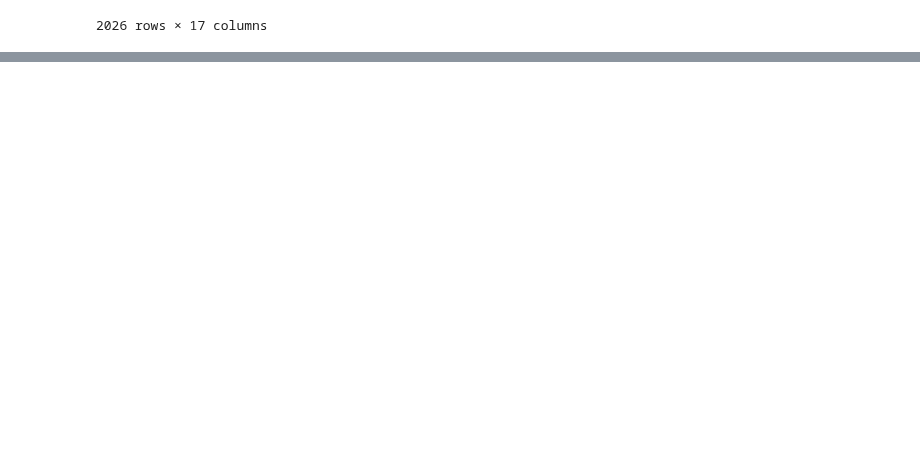
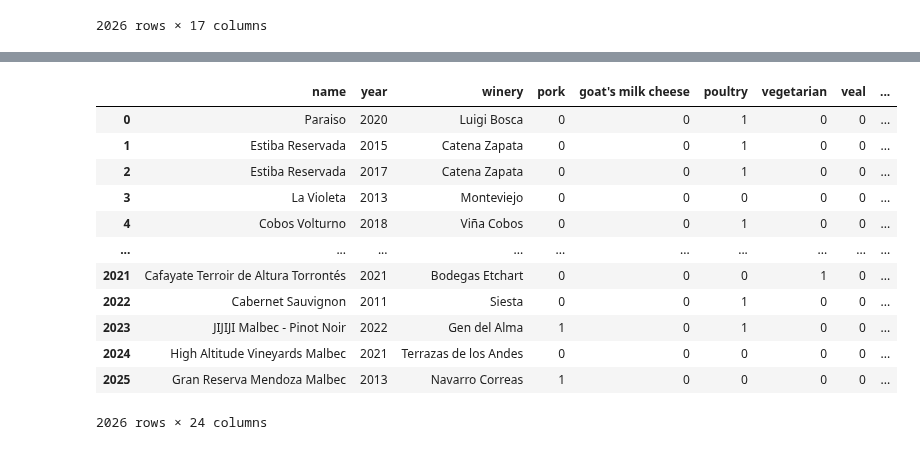
Before and after one commit to Tino27Gut/WineRecommendation, a Jupyter notebook: notebooks/eda_etl_draft.ipynb, the cells around one changed output, grey strips where cells are left out. Drawn from its saved outputs; the diff is of its cells as text; code cells hidden in the pictures; blank space fills up the shorter version.

```diff
--- a/notebooks/eda_etl_draft.ipynb
+++ b/notebooks/eda_etl_draft.ipynb
@@ -121,0 +224,45 @@ print(unique_words)  # Lista sin repetidos
+# %%
+# Extraer todas las palabras únicas de la columna 'pairings', crear df, usar 0 y 1 para los elementos que esten o no en cada registro
+def extract_unique_pairings(df):
+    unique_pairings = set()
+    for entry in df['pairings'].dropna():
+        try:
+            pairings_list = ast.literal_eval(entry)
+            unique_pairings.update(pairings_list)
+        except (SyntaxError, ValueError):
+            continue
+    return list(unique_pairings)
+
+def create_pairings_df(df):
+    unique_pairings = extract_unique_pairings(df)
+
+
+    new_df = df[['name', 'year', 'winery']].copy()
+
+
+    for pairing in unique_pairings:
+        new_df[pairing] = df['pairings'].apply(
+            lambda x: 1 if pd.notna(x) and pairing in ast.literal_eval(x) else 0
+        )
+
+    return new_df
+
+
+wines_pairings_df = create_pairings_df(wines_df)
+
+# Mostrar resultado
+wines_pairings_df
+# %% [output]
+|  | name | year | winery | pork | goat's milk cheese | poultry | vegetarian | veal | ... |
+| 0 | Paraiso | 2020 | Luigi Bosca | 0 | 0 | 1 | 0 | 0 | ... |
+| 1 | Estiba Reservada | 2015 | Catena Zapata | 0 | 0 | 1 | 0 | 0 | ... |
+| 2 | Estiba Reservada | 2017 | Catena Zapata | 0 | 0 | 1 | 0 | 0 | ... |
+| 3 | La Violeta | 2013 | Monteviejo | 0 | 0 | 0 | 0 | 0 | ... |
+| 4 | Cobos Volturno | 2018 | Viña Cobos | 0 | 0 | 1 | 0 | 0 | ... |
+| ... | ... | ... | ... | ... | ... | ... | ... | ... | ... |
+| 2021 | Cafayate Terroir de Altura Torrontés | 2021 | Bodegas Etchart | 0 | 0 | 0 | 1 | 0 | ... |
+| 2022 | Cabernet Sauvignon | 2011 | Siesta | 0 | 0 | 1 | 0 | 0 | ... |
+| 2023 | JIJIJI Malbec - Pinot Noir | 2022 | Gen del Alma | 1 | 0 | 1 | 0 | 0 | ... |
+| 2024 | High Altitude Vineyards Malbec | 2021 | Terrazas de los Andes | 0 | 0 | 0 | 0 | 0 | ... |
+| 2025 | Gran Reserva Mendoza Malbec | 2013 | Navarro Correas | 1 | 0 | 0 | 0 | 0 | ... |
+2026 rows × 24 columns
```
Also changed, not shown: parts of 6 cells of this notebook.
